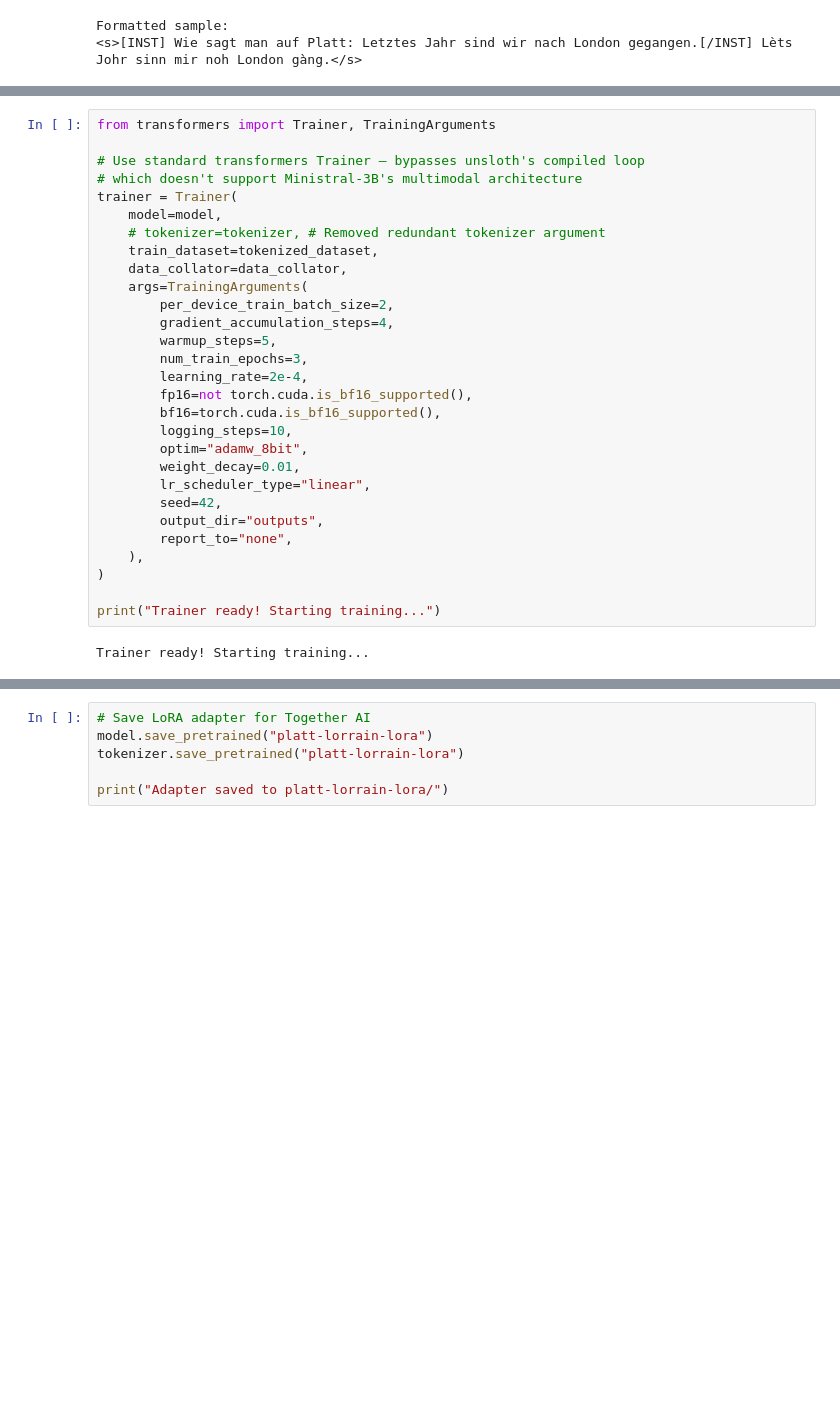
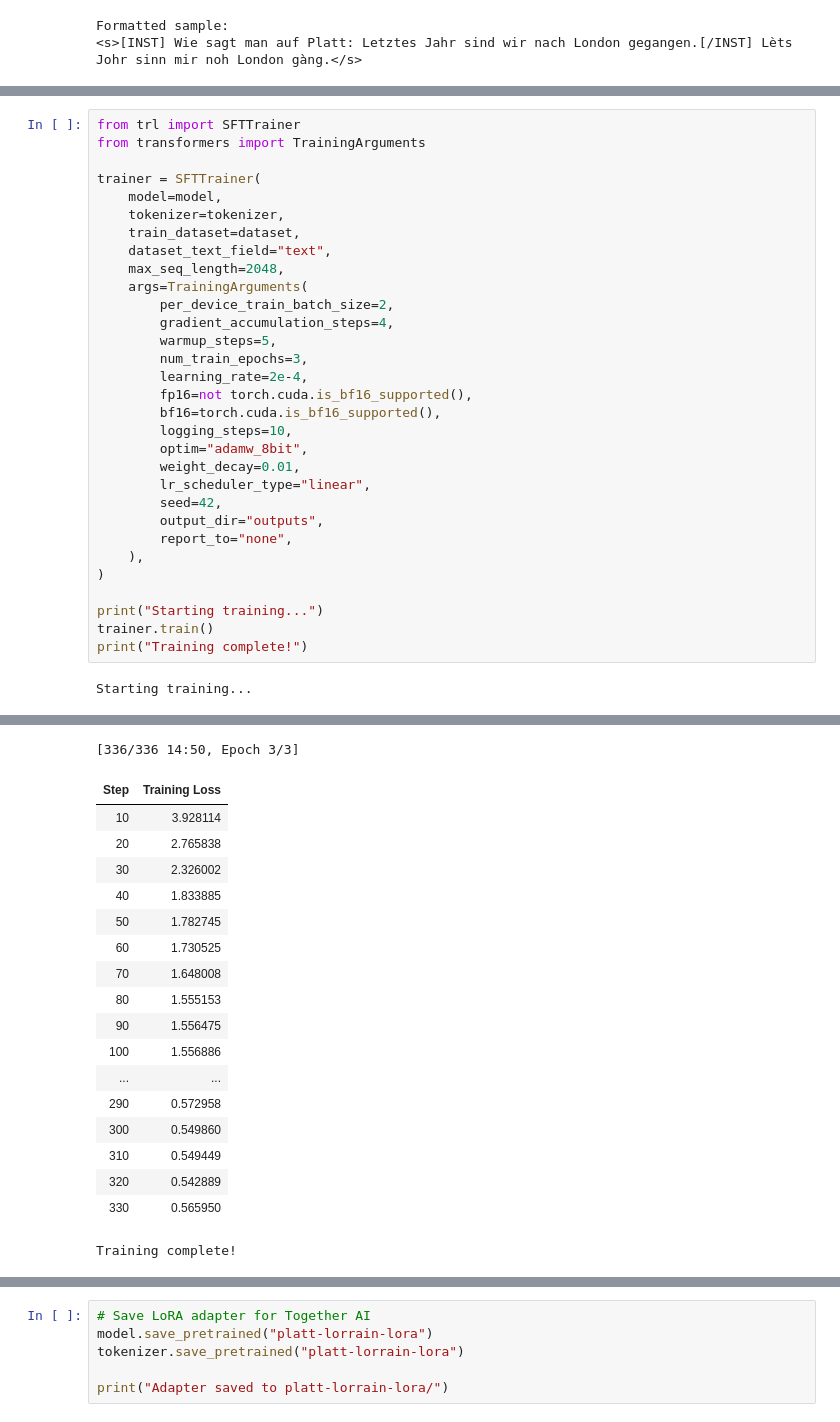
Before and after one commit to yannklein/platt-bot, a Jupyter notebook: training/platt_finetune.ipynb, the cells around one changed output, grey strips where cells are left out. Saved outputs shown, nothing was run; the diff lists cells and outputs as text; blank space fills up the shorter version.

```diff
--- a/training/platt_finetune.ipynb
+++ b/training/platt_finetune.ipynb
@@ -143,13 +125,13 @@ Tokenized 892 examples
 # %%
-from transformers import Trainer, TrainingArguments
+from trl import SFTTrainer
+from transformers import TrainingArguments
 
-# Use standard transformers Trainer — bypasses unsloth's compiled loop
-# which doesn't support Ministral-3B's multimodal architecture
-trainer = Trainer(
+trainer = SFTTrainer(
     model=model,
-    # tokenizer=tokenizer, # Removed redundant tokenizer argument
-    train_dataset=tokenized_dataset,
-    data_collator=data_collator,
+    tokenizer=tokenizer,
+    train_dataset=dataset,
+    dataset_text_field="text",
+    max_seq_length=2048,
     args=TrainingArguments(
         per_device_train_batch_size=2,
         gradient_accumulation_steps=4,
@@ -168,6 +150,8 @@ trainer = Trainer(
     ),
 )
 
-print("Trainer ready! Starting training...")
+print("Starting training...")
+trainer.train()
+print("Training complete!")
 # %% [output]
-Trainer ready! Starting training...
+Starting training...
@@ -173,0 +163,19 @@ Trainer ready! Starting training...
+[336/336 14:50, Epoch 3/3]
+| Step | Training Loss |
+| 10 | 3.928114 |
+| 20 | 2.765838 |
+| 30 | 2.326002 |
+| 40 | 1.833885 |
+| 50 | 1.782745 |
+| 60 | 1.730525 |
+| 70 | 1.648008 |
+| 80 | 1.555153 |
+| 90 | 1.556475 |
+| 100 | 1.556886 |
+| ... | ... |
+| 290 | 0.572958 |
+| 300 | 0.549860 |
+| 310 | 0.549449 |
+| 320 | 0.542889 |
+| 330 | 0.565950 |
+Training complete!
```
Also changed, not shown: parts of 9 cells of this notebook, 4 other files.
